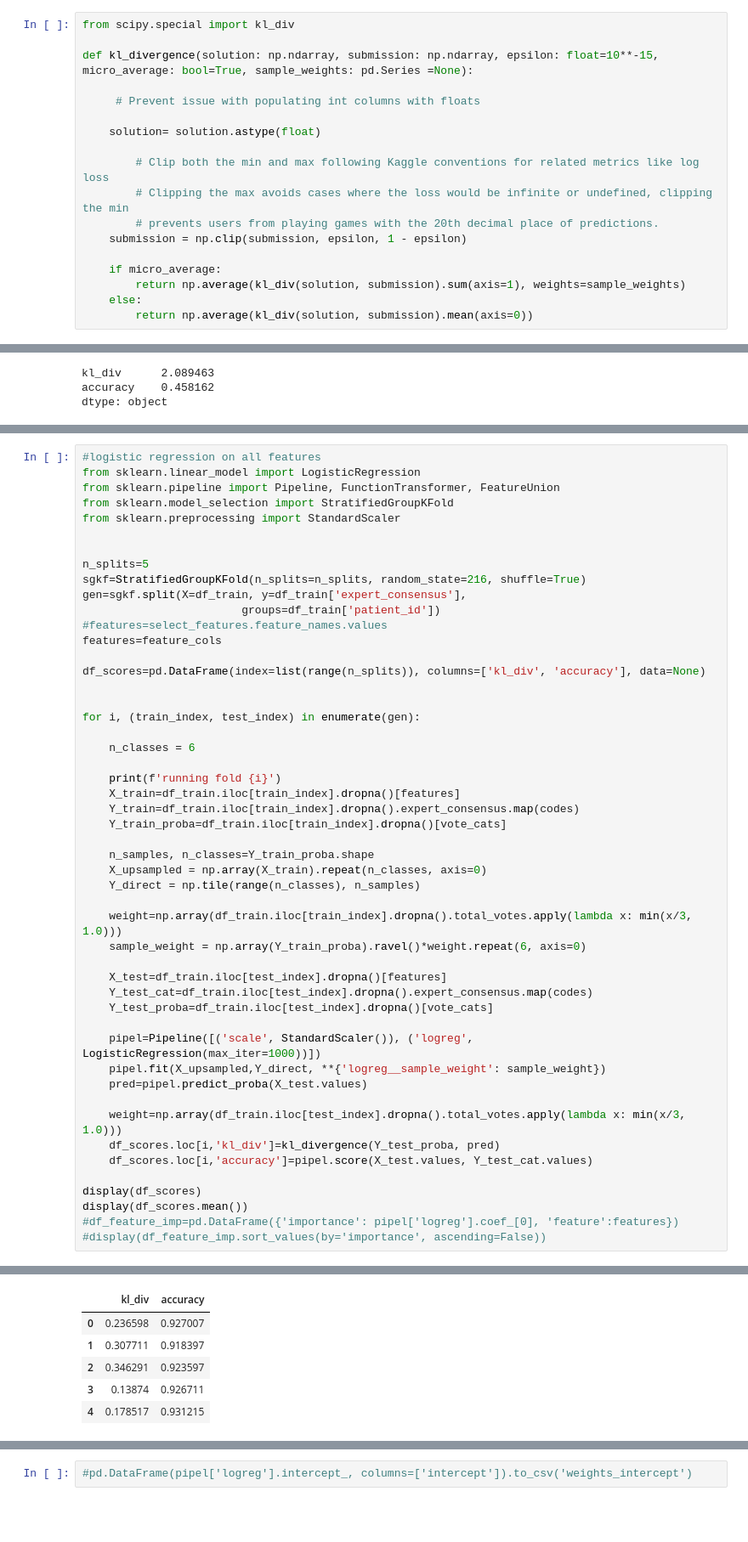
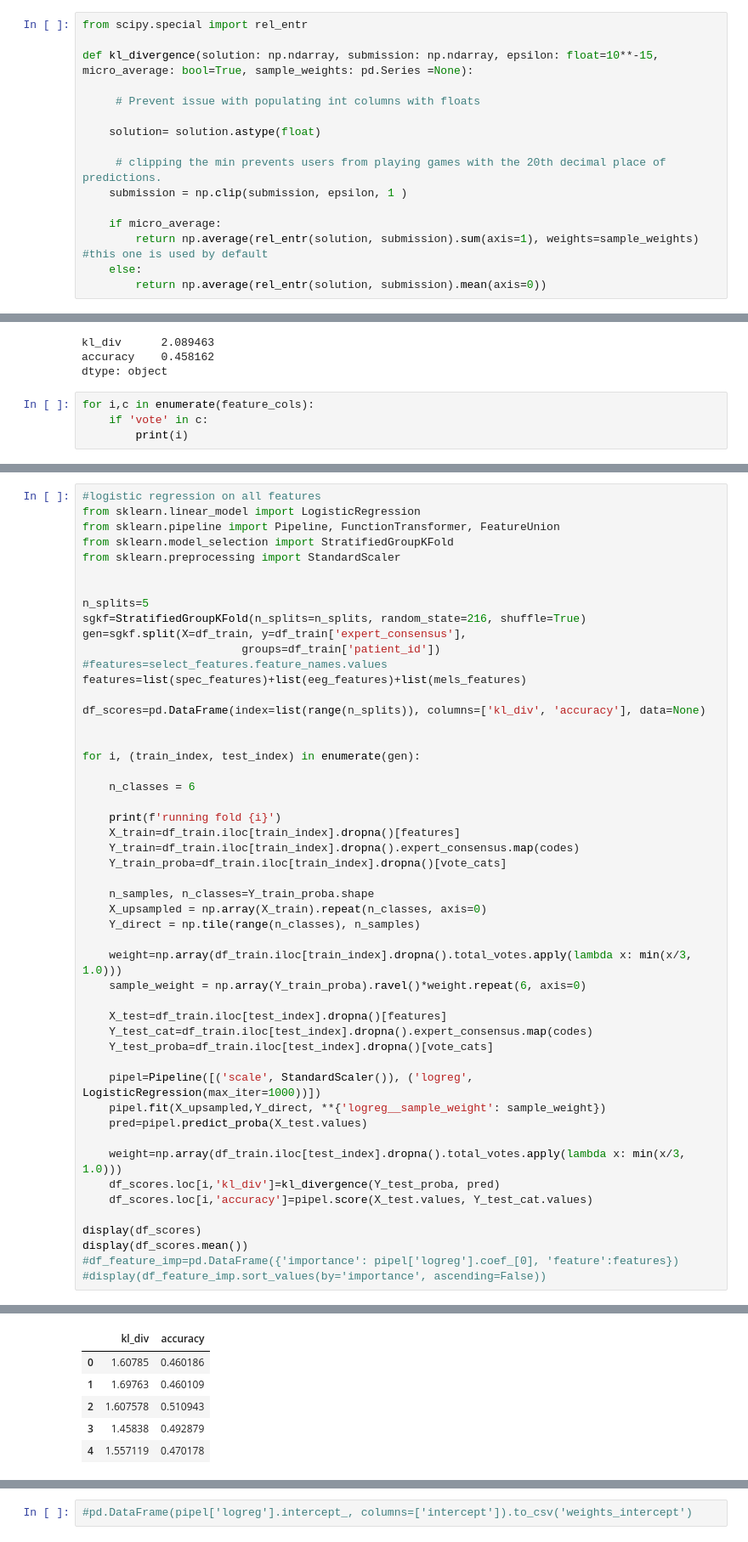
Before and after one commit to limac246/brainActivity2024, a Jupyter notebook: scripts/new_modeling_baseline_bayes_logistic.ipynb, the cells around one changed output, grey strips where cells are left out. Shown: that part at 85% size. Cells and saved outputs as stored; diff of their text form; blank space fills up the shorter version.

```diff
--- a/scripts/new_modeling_baseline_bayes_logistic.ipynb
+++ b/scripts/new_modeling_baseline_bayes_logistic.ipynb
@@ -8,7 +8,7 @@ import numpy as np
 
 sns.set_style('whitegrid')
 # %%
-from scipy.special import kl_div
+from scipy.special import rel_entr
 
 def kl_divergence(solution: np.ndarray, submission: np.ndarray, epsilon: float=10**-15, micro_average: bool=True, sample_weights: pd.Series =None):
 
@@ -16,12 +16,10 @@ def kl_divergence(solution: np.ndarray, submission: np.ndarray, epsilon: float=1
 
     solution= solution.astype(float)
 
-        # Clip both the min and max following Kaggle conventions for related metrics like log loss
-        # Clipping the max avoids cases where the loss would be infinite or undefined, clipping the min
-        # prevents users from playing games with the 20th decimal place of predictions.
-    submission = np.clip(submission, epsilon, 1 - epsilon)
+     # clipping the min prevents users from playing games with the 20th decimal place of predictions.
+    submission = np.clip(submission, epsilon, 1 )
 
     if micro_average:
-        return np.average(kl_div(solution, submission).sum(axis=1), weights=sample_weights)
+        return np.average(rel_entr(solution, submission).sum(axis=1), weights=sample_weights) #this one is used by default
     else:
-        return np.average(kl_div(solution, submission).mean(axis=0))
+        return np.average(rel_entr(solution, submission).mean(axis=0))
@@ -223,3 +237,7 @@ Please also refer to the documentation for alternative solver options:
 kl_div      2.089463
 accuracy    0.458162
 dtype: object
+# %%
+for i,c in enumerate(feature_cols):
+    if 'vote' in c:
+        print(i)
@@ -236,7 +262,7 @@ sgkf=StratifiedGroupKFold(n_splits=n_splits, random_state=216, shuffle=True)
 gen=sgkf.split(X=df_train, y=df_train['expert_consensus'],
                         groups=df_train['patient_id'])
 #features=select_features.feature_names.values
-features=feature_cols
+features=list(spec_features)+list(eeg_features)+list(mels_features)
 
 df_scores=pd.DataFrame(index=list(range(n_splits)), columns=['kl_div', 'accuracy'], data=None)
 
@@ -289,6 +343,6 @@ Please also refer to the documentation for alternative solver options:
 |  | kl_div | accuracy |
-| 0 | 0.236598 | 0.927007 |
-| 1 | 0.307711 | 0.918397 |
-| 2 | 0.346291 | 0.923597 |
-| 3 | 0.13874 | 0.926711 |
-| 4 | 0.178517 | 0.931215 |
+| 0 | 1.60785 | 0.460186 |
+| 1 | 1.69763 | 0.460109 |
+| 2 | 1.607578 | 0.510943 |
+| 3 | 1.45838 | 0.492879 |
+| 4 | 1.557119 | 0.470178 |
```
Also changed, not shown: parts of 9 cells of this notebook, 8 other files.
